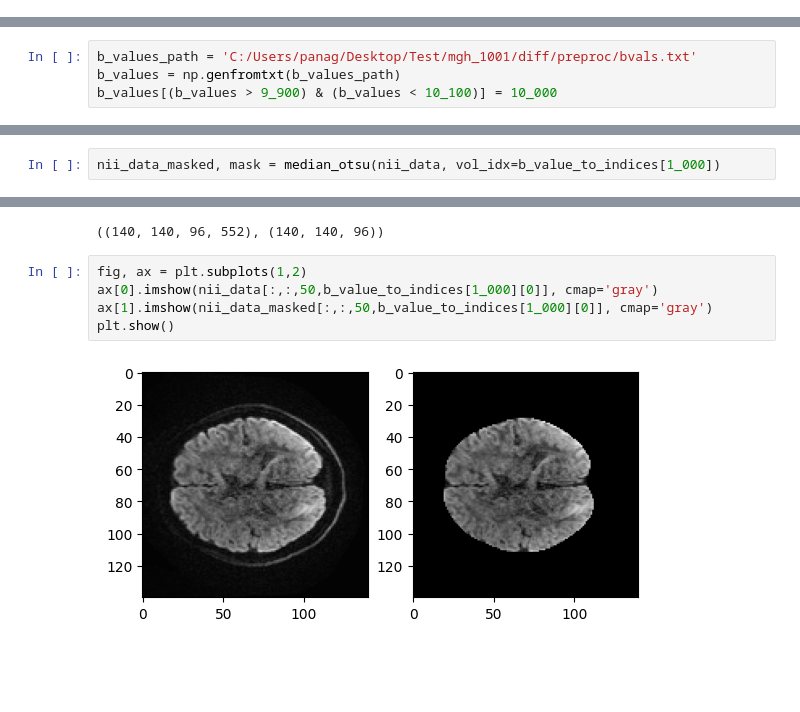
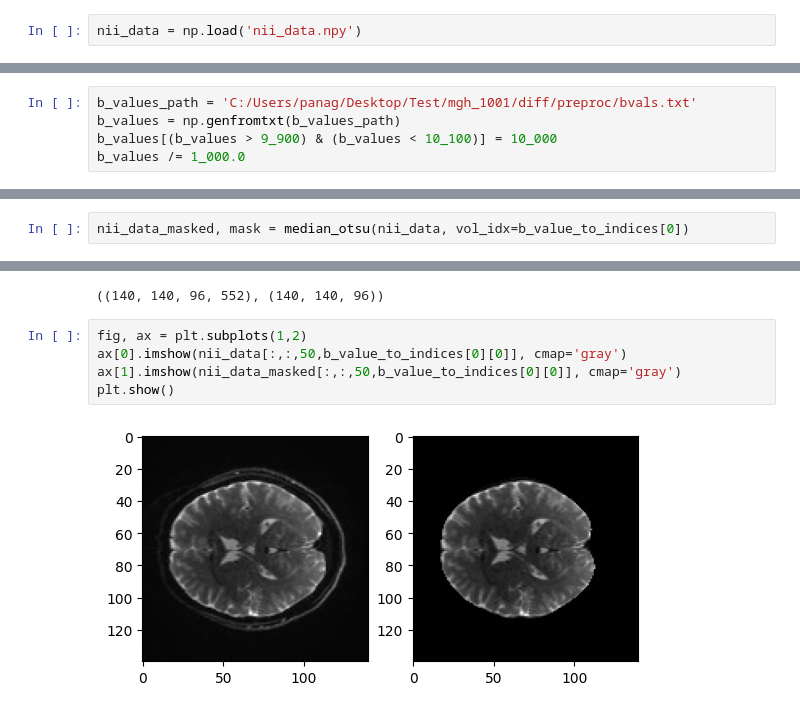
Before and after one commit to TsakasPanagiotis/GDL-DTI, a Jupyter notebook: ground_truth.ipynb, the cells around one changed output, grey strips where cells are left out. Cells and saved outputs as stored; diff of their text form; blank space fills up the shorter version.

```diff
--- a/ground_truth.ipynb
+++ b/ground_truth.ipynb
@@ -13,3 +16,5 @@ nii_data  = nib.load(nii_gz_path).get_fdata()
+# %%
+nii_data = np.load('nii_data.npy')
 # %%
 nii_data.shape
 # %% [output]
@@ -29,6 +34,7 @@ direction_vectors.shape
 b_values_path = 'C:/Users/panag/Desktop/Test/mgh_1001/diff/preproc/bvals.txt'
 b_values = np.genfromtxt(b_values_path)
 b_values[(b_values > 9_900) & (b_values < 10_100)] = 10_000
+b_values /= 1_000.0
 # %%
 unique_b_values, unique_b_values_counts = np.unique(b_values, return_counts=True)
 # %%
@@ -41,15 +47,15 @@ b_value_to_indices = {b_value: np.where(b_values == b_value)[0] for b_value in u
 # %% [markdown]
 # nii_masked_data
 # %%
-nii_data_masked, mask = median_otsu(nii_data, vol_idx=b_value_to_indices[1_000])
+nii_data_masked, mask = median_otsu(nii_data, vol_idx=b_value_to_indices[0])
 # %%
 nii_data_masked.shape, mask.shape
 # %% [output]
 ((140, 140, 96, 552), (140, 140, 96))
 # %%
 fig, ax = plt.subplots(1,2)
-ax[0].imshow(nii_data[:,:,50,b_value_to_indices[1_000][0]], cmap='gray')
-ax[1].imshow(nii_data_masked[:,:,50,b_value_to_indices[1_000][0]], cmap='gray')
+ax[0].imshow(nii_data[:,:,50,b_value_to_indices[0][0]], cmap='gray')
+ax[1].imshow(nii_data_masked[:,:,50,b_value_to_indices[0][0]], cmap='gray')
 plt.show()
 # %% [output]
-[figure, old version]
+[figure, new version]
```
Also changed, not shown: parts of 21 cells of this notebook, 2 other files.
